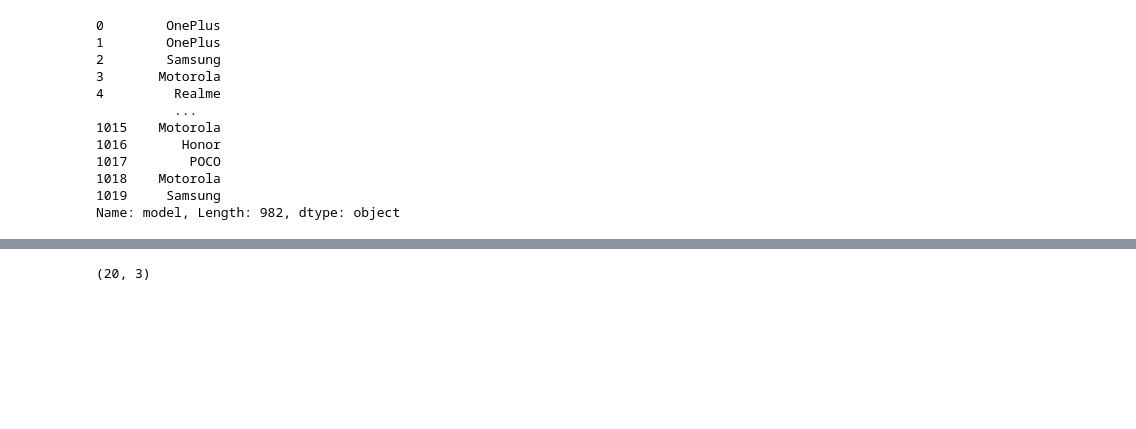
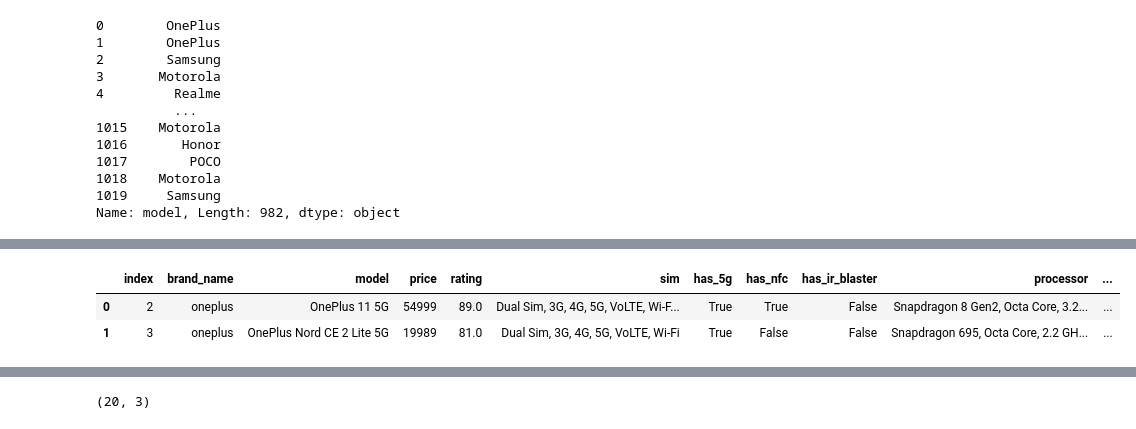
Before and after one commit to sushanttwayana/Exploratory_Data_Analysis-EDA-, a Jupyter notebook: 4. Data_Analysis_Cleaning/4.SmartPhoneData_Analysis/1.data_cleaning_smartphone_data.ipynb, the cells around one changed output, grey strips where cells are left out. Cells and saved outputs as stored; diff of their text form; code cells hidden in the pictures; blank space fills up the shorter version.

```diff
--- a/4. Data_Analysis_Cleaning/4.SmartPhoneData_Analysis/1.data_cleaning_smartphone_data.ipynb
+++ b/4. Data_Analysis_Cleaning/4.SmartPhoneData_Analysis/1.data_cleaning_smartphone_data.ipynb
@@ -669,4 +717,10 @@ has_ir_blaster = df1['sim'].str.contains('IR Blaster')
 df1.insert(6,'has_5g',has_5g)
 df1.insert(7,'has_nfc',has_nfc)
 df1.insert(8,'has_ir_blaster',has_ir_blaster)
+# %%
+df1.head(2)
+# %% [output]
+|  | index | brand_name | model | price | rating | sim | has_5g | has_nfc | has_ir_blaster | processor | ... |
+| 0 | 2 | oneplus | OnePlus 11 5G | 54999 | 89.0 | Dual Sim, 3G, 4G, 5G, VoLTE, Wi-F... | True | True | False | Snapdragon 8 Gen2, Octa Core, 3.2... | ... |
+| 1 | 3 | oneplus | OnePlus Nord CE 2 Lite 5G | 19989 | 81.0 | Dual Sim, 3G, 4G, 5G, VoLTE, Wi-Fi | True | False | False | Snapdragon 695, Octa Core, 2.2 GH... | ... |
 # %%
```
Also changed, not shown: parts of 18 cells of this notebook, 1 other file.
